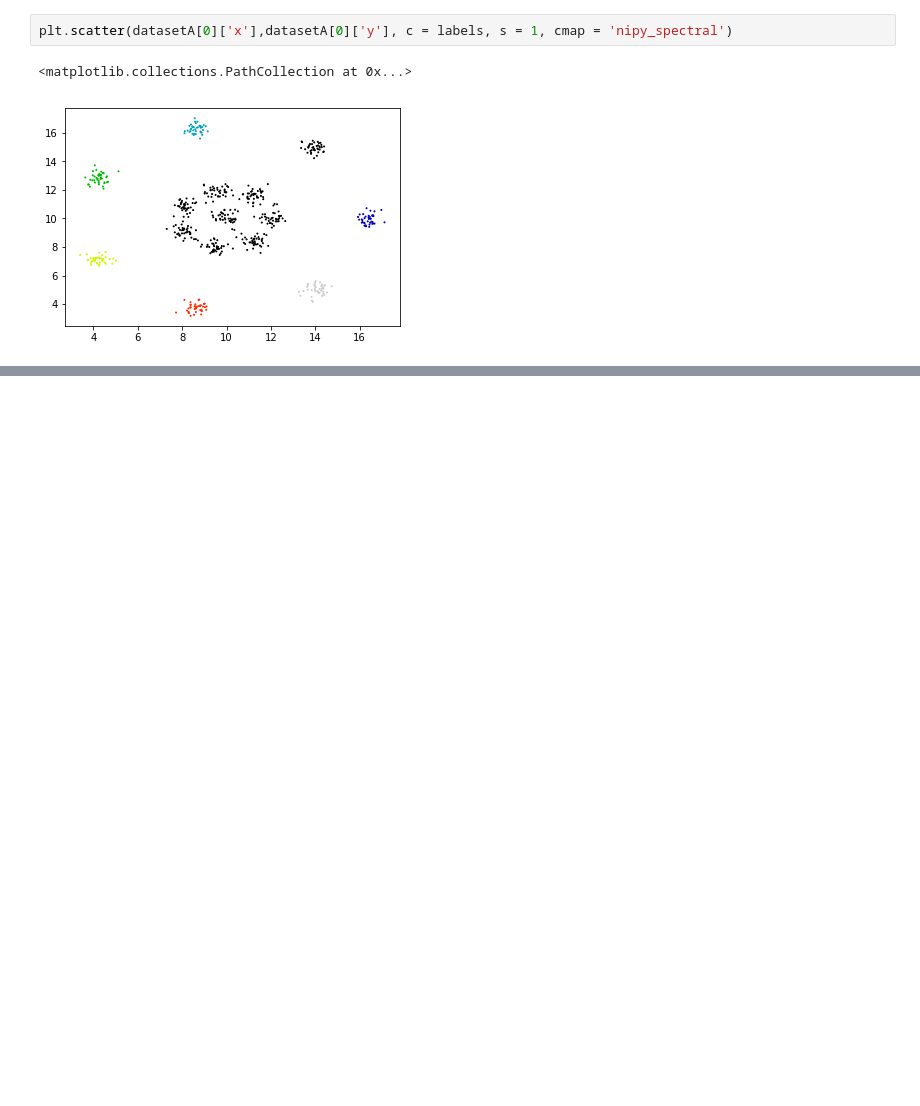
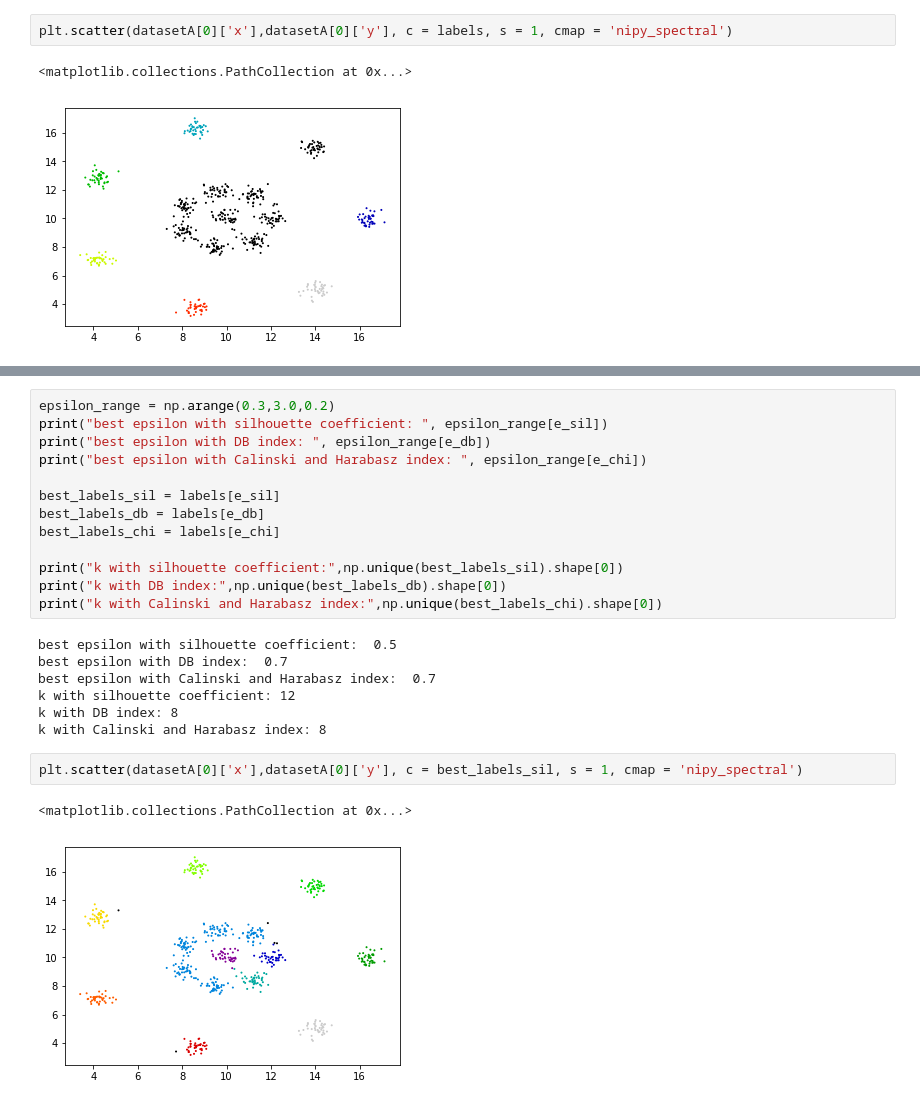
Before and after one commit to ColorPalmy/TP_Apprentissage_Non_Supervise, a Jupyter notebook: TP_ANS.ipynb, the cells around one changed output, grey strips where cells are left out. Cells and saved outputs as stored; diff of their text form; blank space fills up the shorter version.

```diff
--- a/TP_ANS.ipynb
+++ b/TP_ANS.ipynb
@@ -399,0 +385,25 @@ ValueError: Number of labels is 1. Valid values are 2 to n_samples - 1 (inclusiv
+# %%
+epsilon_range = np.arange(0.3,3.0,0.2)
+print("best epsilon with silhouette coefficient: ", epsilon_range[e_sil])
+print("best epsilon with DB index: ", epsilon_range[e_db])
+print("best epsilon with Calinski and Harabasz index: ", epsilon_range[e_chi])
+
+best_labels_sil = labels[e_sil]
+best_labels_db = labels[e_db]
+best_labels_chi = labels[e_chi]
+
+print("k with silhouette coefficient:",np.unique(best_labels_sil).shape[0])
+print("k with DB index:",np.unique(best_labels_db).shape[0])
+print("k with Calinski and Harabasz index:",np.unique(best_labels_chi).shape[0])
+# %% [output]
+best epsilon with silhouette coefficient:  0.5
+best epsilon with DB index:  0.7
+best epsilon with Calinski and Harabasz index:  0.7
+k with silhouette coefficient: 12
+k with DB index: 8
+k with Calinski and Harabasz index: 8
+# %%
+plt.scatter(datasetA[0]['x'],datasetA[0]['y'], c = best_labels_sil, s = 1, cmap = 'nipy_spectral')
+# %% [output]
+<matplotlib.collections.PathCollection at 0x...>
+[figure, added]
```
Also changed, not shown: parts of 20 cells of this notebook, 3 other files.
